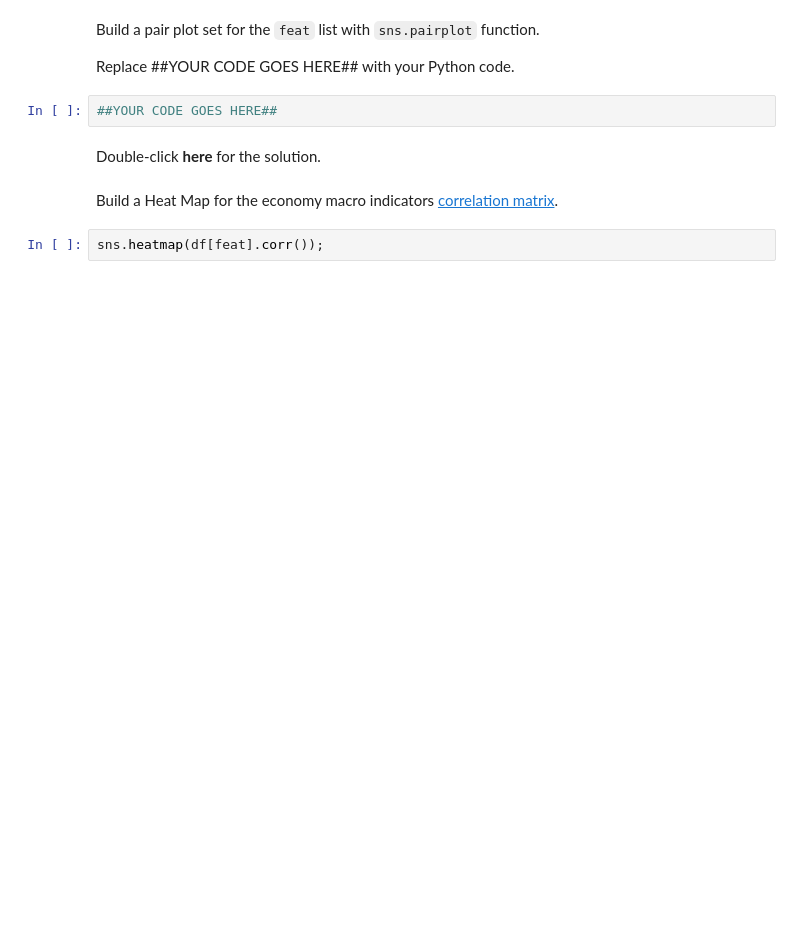
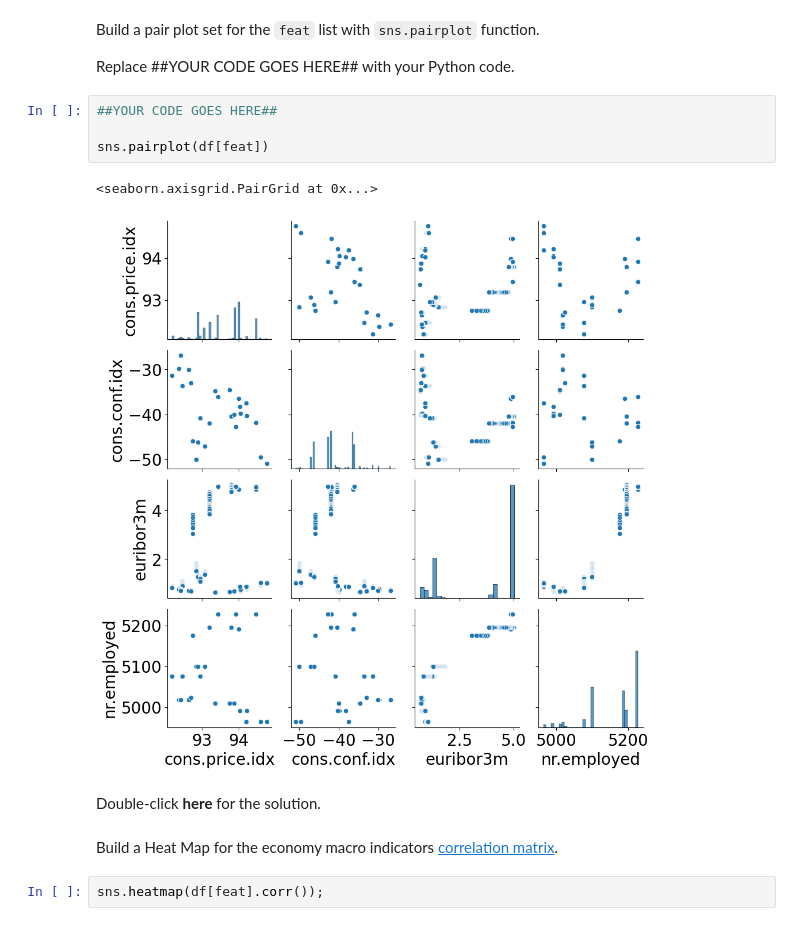
Before and after one commit to ledidk/data_analysis_in_banking, a Jupyter notebook: VDA_Banking_L2.ipynb, the cells around one changed output. Saved outputs shown, nothing was run; the diff lists cells and outputs as text; blank space fills up the shorter version.

Commit message:
pair plot

```diff
--- a/VDA_Banking_L2.ipynb
+++ b/VDA_Banking_L2.ipynb
@@ -504,6 +504,11 @@ Build a pair plot set for the `feat` list with `sns.pairplot` function.
 Replace ##YOUR CODE GOES HERE## with your Python code.
 # %%
 ##YOUR CODE GOES HERE##
+
+sns.pairplot(df[feat])
+# %% [output]
+<seaborn.axisgrid.PairGrid at 0x...>
+[figure, added]
 # %% [markdown]
 Double-click **here** for the solution.
 
```
Also changed, not shown: parts of 3 cells of this notebook.
